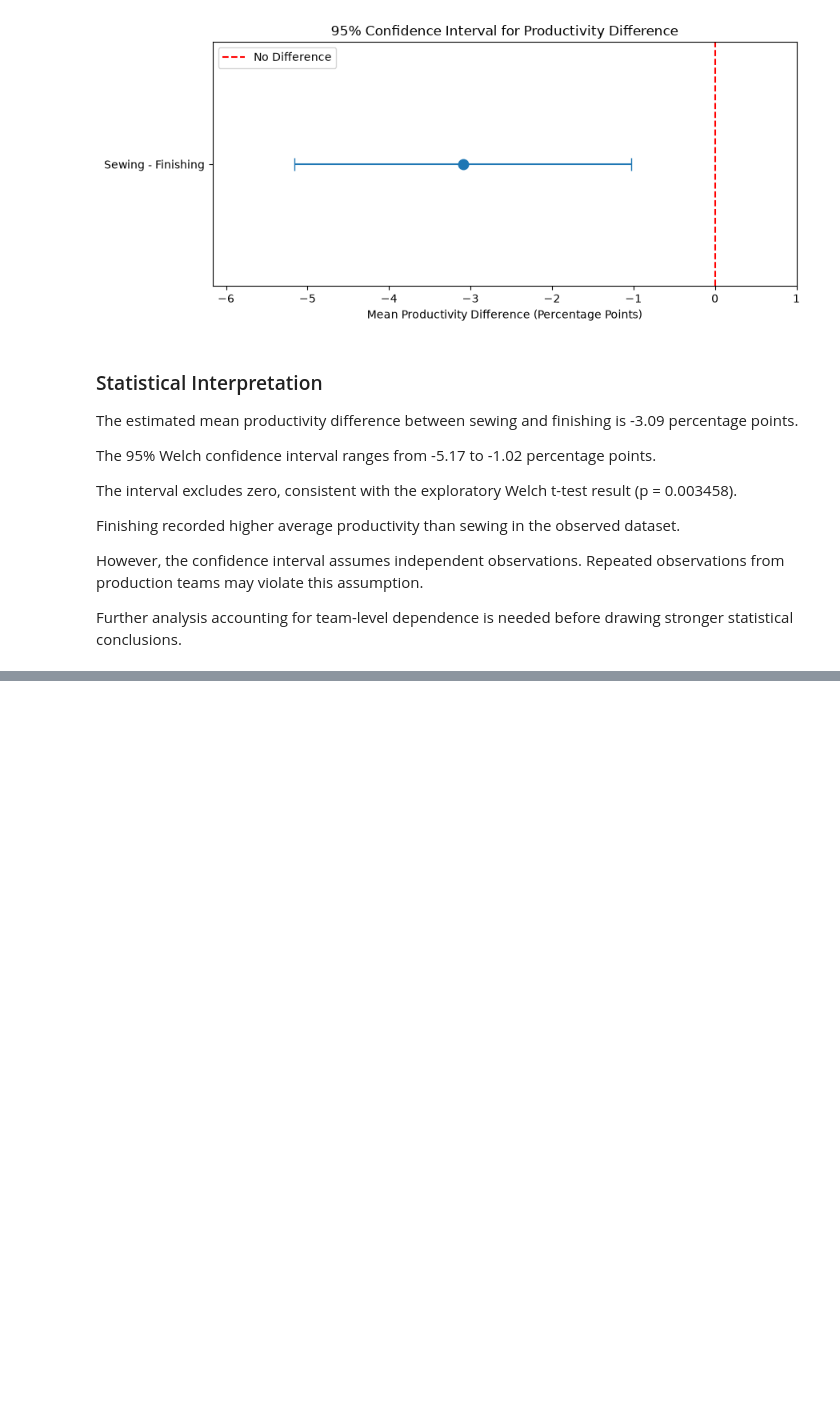
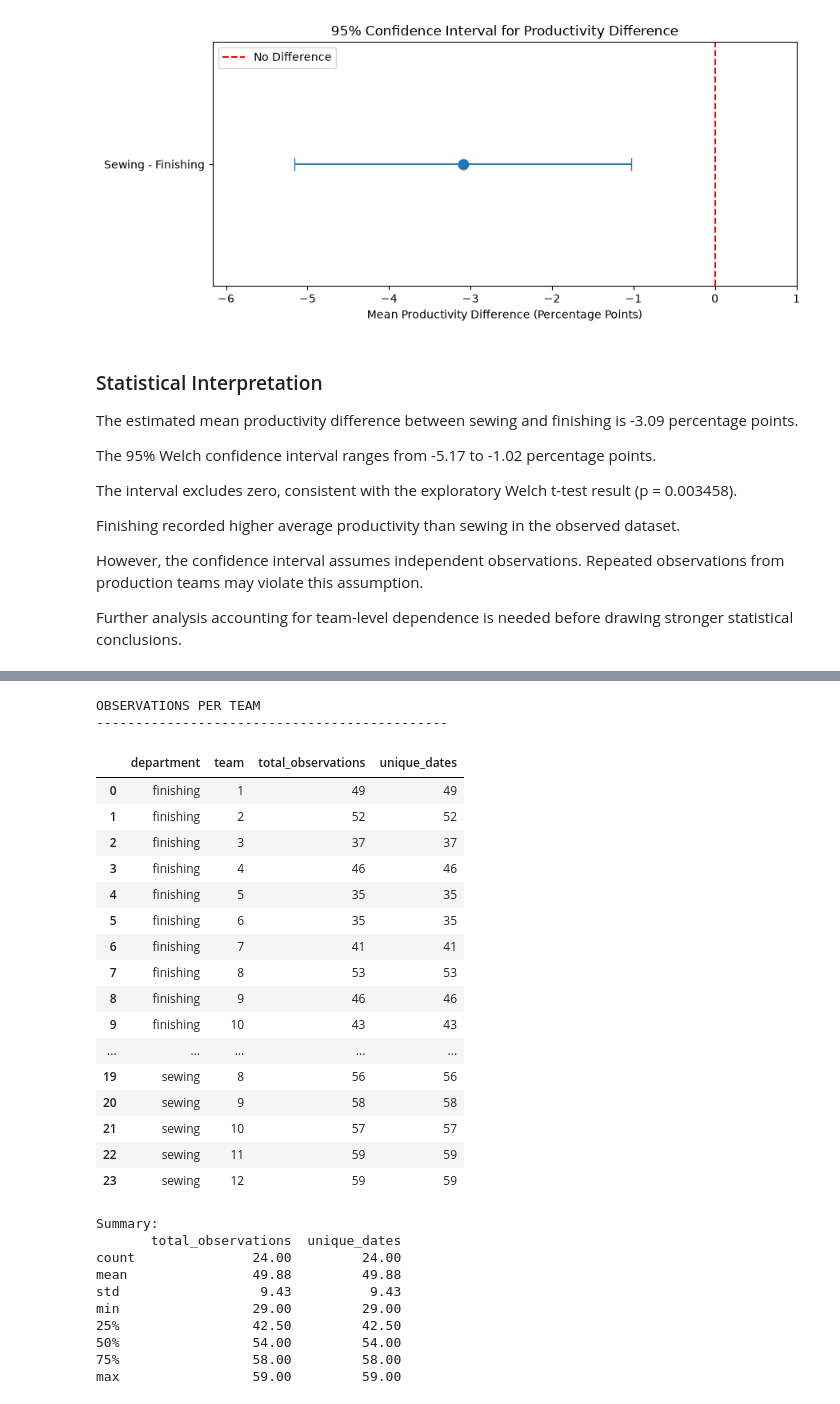
Before and after one commit to Reshmila2002/garment-production-intelligence, a Jupyter notebook: notebooks/04_statistical_productivity_analysis.ipynb, the cells around one changed output, grey strips where cells are left out. Drawn from its saved outputs; the diff is of its cells as text; code cells hidden in the pictures; blank space fills up the shorter version.

```diff
--- a/notebooks/04_statistical_productivity_analysis.ipynb
+++ b/notebooks/04_statistical_productivity_analysis.ipynb
@@ -333,0 +387,54 @@ is needed before drawing stronger statistical conclusions.
+# %%
+
+# Count repeated observations by team
+
+team_observation_counts = (
+    df.groupby(["department", "team"])
+    .agg(
+        total_observations=("actual_productivity", "size"),
+        unique_dates=("date", "nunique")
+    )
+    .reset_index()
+)
+
+print("OBSERVATIONS PER TEAM")
+print("-" * 45)
+
+display(team_observation_counts)
+
+print("\nSummary:")
+print(
+    team_observation_counts[
+        ["total_observations", "unique_dates"]
+    ].describe().round(2)
+)
+# %% [output]
+OBSERVATIONS PER TEAM
+---------------------------------------------
+|  | department | team | total_observations | unique_dates |
+| 0 | finishing | 1 | 49 | 49 |
+| 1 | finishing | 2 | 52 | 52 |
+| 2 | finishing | 3 | 37 | 37 |
+| 3 | finishing | 4 | 46 | 46 |
+| 4 | finishing | 5 | 35 | 35 |
+| 5 | finishing | 6 | 35 | 35 |
+| 6 | finishing | 7 | 41 | 41 |
+| 7 | finishing | 8 | 53 | 53 |
+| 8 | finishing | 9 | 46 | 46 |
+| 9 | finishing | 10 | 43 | 43 |
+| ... | ... | ... | ... | ... |
+| 19 | sewing | 8 | 56 | 56 |
+| 20 | sewing | 9 | 58 | 58 |
+| 21 | sewing | 10 | 57 | 57 |
+| 22 | sewing | 11 | 59 | 59 |
+| 23 | sewing | 12 | 59 | 59 |
+Summary:
+       total_observations  unique_dates
+count               24.00         24.00
+mean                49.88         49.88
+std                  9.43          9.43
+min                 29.00         29.00
+25%                 42.50         42.50
+50%                 54.00         54.00
+75%                 58.00         58.00
+max                 59.00         59.00
```
Also changed, not shown: parts of 12 cells of this notebook, 1 other file.
